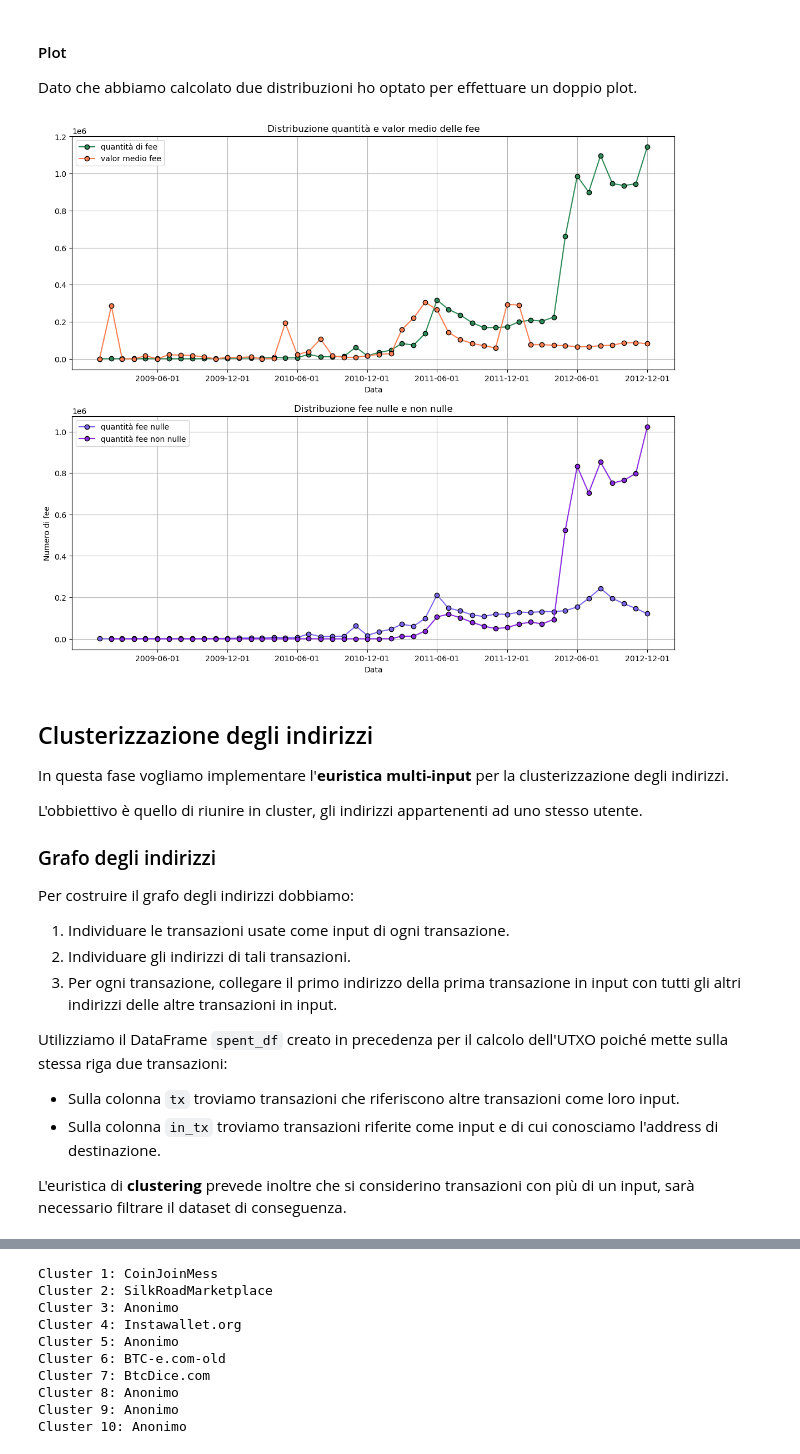
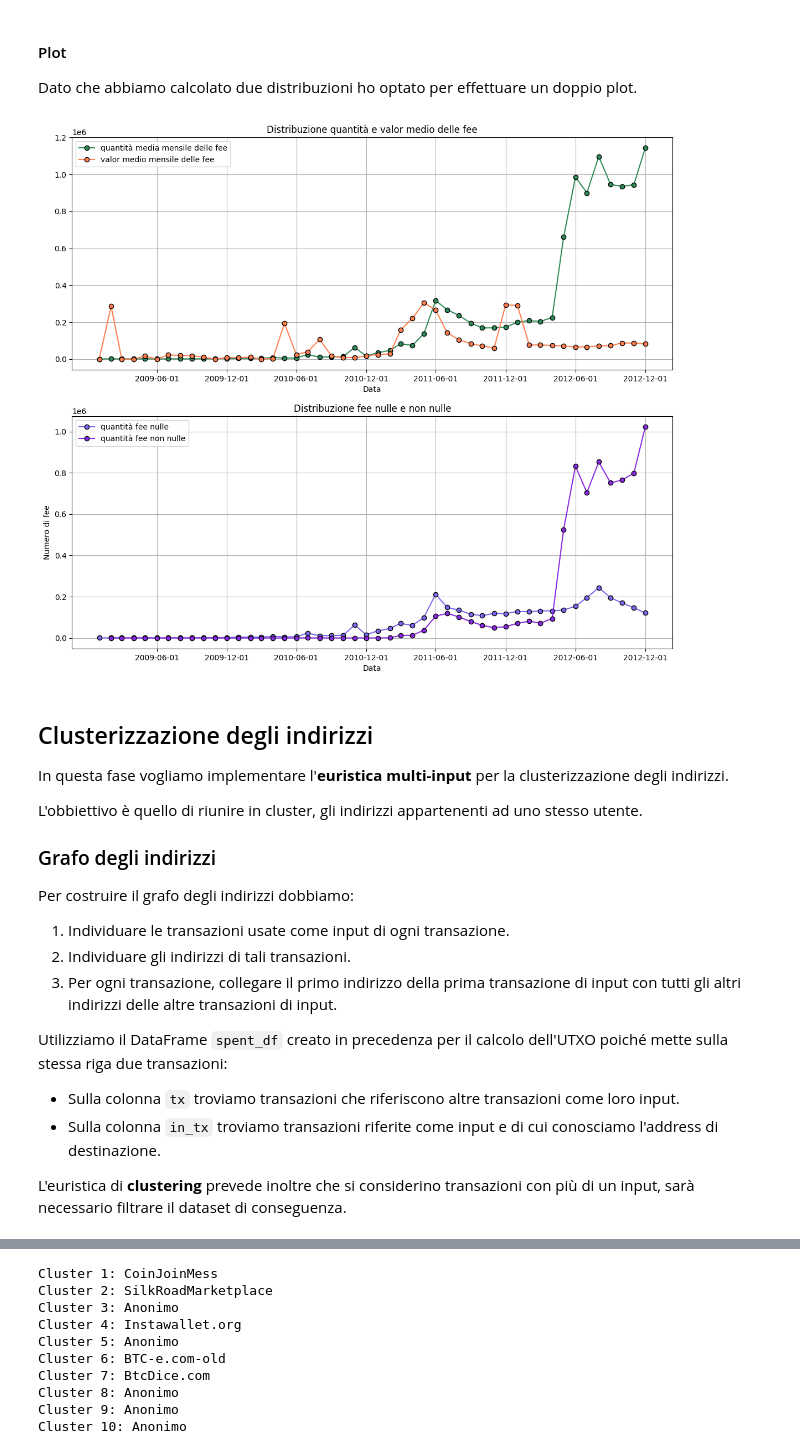
Before and after one commit to FedericoBustaffa/crafty, a Jupyter notebook: notebook.ipynb, the cells around one changed output, grey strips where cells are left out. Saved outputs shown, nothing was run; the diff lists cells and outputs as text; code cells hidden in the pictures.

```diff
--- a/notebook.ipynb
+++ b/notebook.ipynb
@@ -319,36 +380,35 @@ Dato che abbiamo calcolato due distribuzioni ho optato per effettuare un doppio
 # %%
 x = fee_per_month.index.to_list()
 y1 = fee_per_month.to_list()
 y2 = fee_value_per_month.to_list()
 
 fig, (ax1, ax2) = plt.subplots(2, 1, figsize=(14, 12))
 
-ax1.plot(x, y1, "o-", mec="k", label="quantità di fee", c="seagreen")
-ax1.plot(x, y2, "o-", mec="k", label="valor medio fee", c="coral")
+ax1.plot(x, y1, "o-", mec="k", label="quantità media mensile delle fee", c="seagreen")
+ax1.plot(x, y2, "o-", mec="k", label="valor medio mensile delle fee", c="coral")
 ax1.set_title("Distribuzione quantità e valor medio delle fee")
 ax1.set_xlabel("Data")
 ax1.set_xticks([ts for ts in x if ts.month % 6 == 0])
 ax1.grid()
 ax1.legend()
 
 x = zero_fee_count.index.to_list()
 y = zero_fee_count.tolist()
 ax2.plot(x, y, "o-", mec="k", label="quantità fee nulle", c="mediumslateblue")
 
 x = non_zero_fee_count.index.to_list()
 y = non_zero_fee_count.tolist()
 ax2.plot(x, y, "o-", mec="k", label="quantità fee non nulle", c="blueviolet")
-
 ax2.set_title("Distribuzione fee nulle e non nulle")
 ax2.set_xlabel("Data")
 ax2.set_ylabel("Numero di fee")
 ax2.set_xticks([ts for ts in x if ts.month % 6 == 0])
 ax2.grid()
 ax2.legend()
 
 plt.show()
 # %% [output]
-[figure, old version]
+[figure, new version]
 # %% [markdown]
 ## Clusterizzazione degli indirizzi
 
@@ -363,8 +423,8 @@ Per costruire il grafo degli indirizzi dobbiamo:
 
 1. Individuare le transazioni usate come input di ogni transazione.
 2. Individuare gli indirizzi di tali transazioni.
-3. Per ogni transazione, collegare il primo indirizzo della prima transazione in input con tutti
-   gli altri indirizzi delle altre transazioni in input.
+3. Per ogni transazione, collegare il primo indirizzo della prima transazione di input con tutti
+   gli altri indirizzi delle altre transazioni di input.
 
 Utilizziamo il DataFrame `spent_df` creato in precedenza per il calcolo dell'UTXO poiché mette
 sulla stessa riga due transazioni:
```
Also changed, not shown: parts of 30 cells of this notebook, 4 other files.
